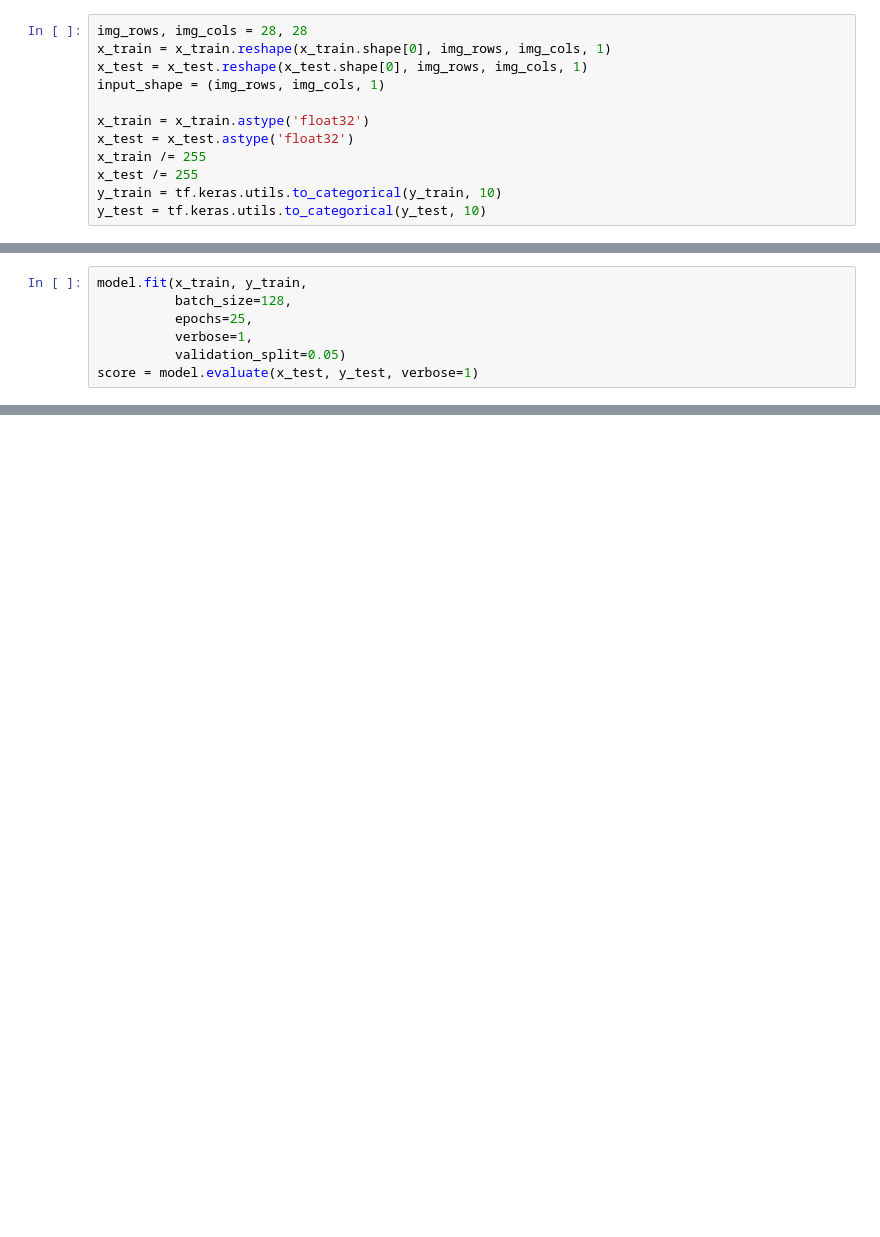
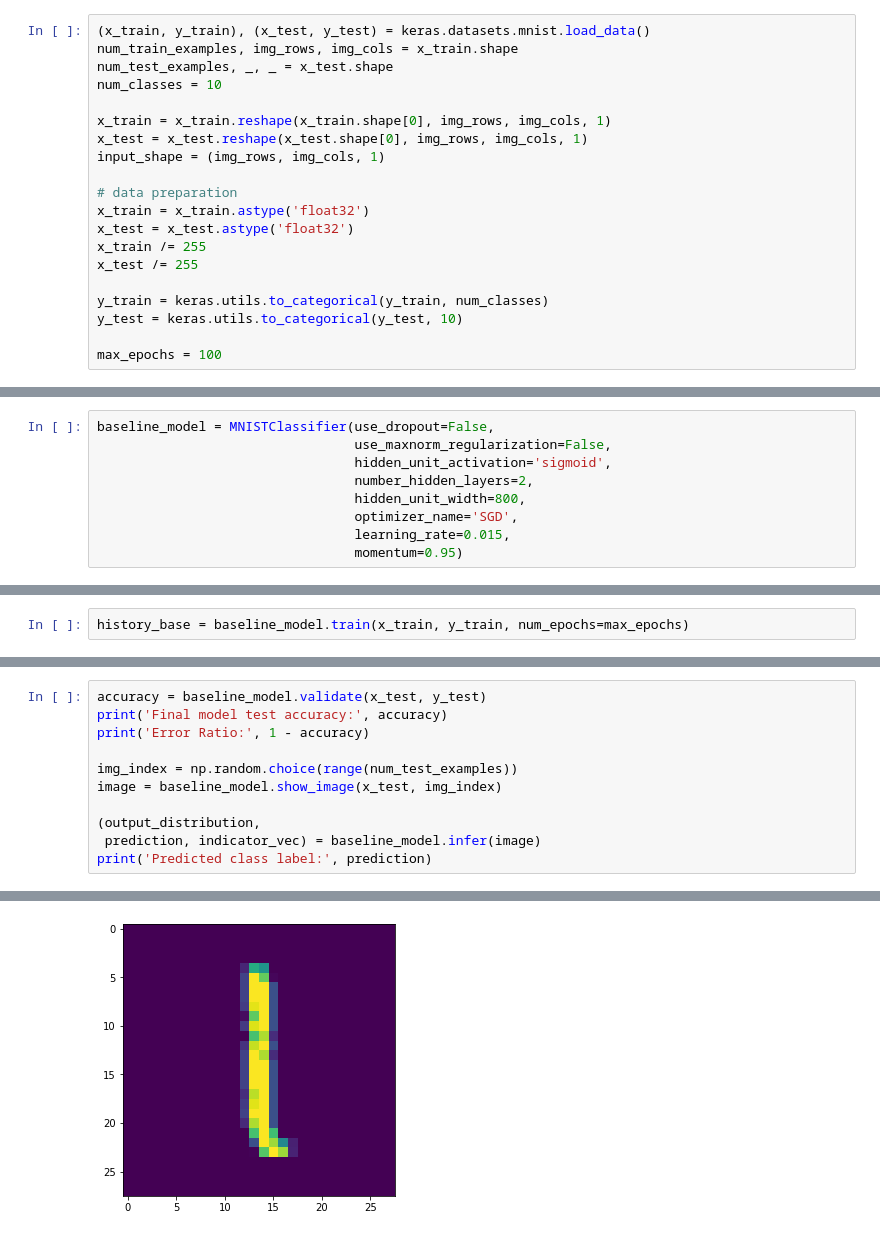
Before and after one commit to nicholasRenninger/DeepLearning_with_Ralphie, a Jupyter notebook: HW/HW 4/assignment_4.ipynb, the cells around one changed output, grey strips where cells are left out. Cells and saved outputs as stored; diff of their text form; blank space fills up the shorter version.

```diff
--- a/HW/HW 4/assignment_4.ipynb
+++ b/HW/HW 4/assignment_4.ipynb
@@ -45,12 +69,20 @@ import numpy as np
 # %%
-img_rows, img_cols = 28, 28
+(x_train, y_train), (x_test, y_test) = keras.datasets.mnist.load_data()
+num_train_examples, img_rows, img_cols = x_train.shape
+num_test_examples, _, _ = x_test.shape
+num_classes = 10
+
 x_train = x_train.reshape(x_train.shape[0], img_rows, img_cols, 1)
 x_test = x_test.reshape(x_test.shape[0], img_rows, img_cols, 1)
 input_shape = (img_rows, img_cols, 1)
 
+# data preparation
 x_train = x_train.astype('float32')
 x_test = x_test.astype('float32')
 x_train /= 255
 x_test /= 255
-y_train = tf.keras.utils.to_categorical(y_train, 10)
-y_test = tf.keras.utils.to_categorical(y_test, 10)
+
+y_train = keras.utils.to_categorical(y_train, num_classes)
+y_test = keras.utils.to_categorical(y_test, 10)
+
+max_epochs = 100
@@ -72,7 +278,9 @@ model.compile(loss=tf.keras.losses.categorical_crossentropy,
-# %%
-model.fit(x_train, y_train,
-          batch_size=128,
-          epochs=25,
-          verbose=1,
-          validation_split=0.05)
-score = model.evaluate(x_test, y_test, verbose=1)
+# %%
+baseline_model = MNISTClassifier(use_dropout=False,
+                                 use_maxnorm_regularization=False,
+                                 hidden_unit_activation='sigmoid',
+                                 number_hidden_layers=2,
+                                 hidden_unit_width=800,
+                                 optimizer_name='SGD',
+                                 learning_rate=0.015,
+                                 momentum=0.95)
@@ -78,0 +289,2 @@ score = model.evaluate(x_test, y_test, verbose=1)
+# %%
+history_base = baseline_model.train(x_train, y_train, num_epochs=max_epochs)
@@ -78,0 +311,12 @@ score = model.evaluate(x_test, y_test, verbose=1)
+# %%
+accuracy = baseline_model.validate(x_test, y_test)
+print('Final model test accuracy:', accuracy)
+print('Error Ratio:', 1 - accuracy)
+
+img_index = np.random.choice(range(num_test_examples))
+image = baseline_model.show_image(x_test, img_index)
+
+(output_distribution,
+ prediction, indicator_vec) = baseline_model.infer(image)
+print('Predicted class label:', prediction)
+# %% [output]
@@ -78,0 +326 @@ score = model.evaluate(x_test, y_test, verbose=1)
+[figure, added]
```
Also changed, not shown: parts of 34 cells of this notebook, 3 other files.
